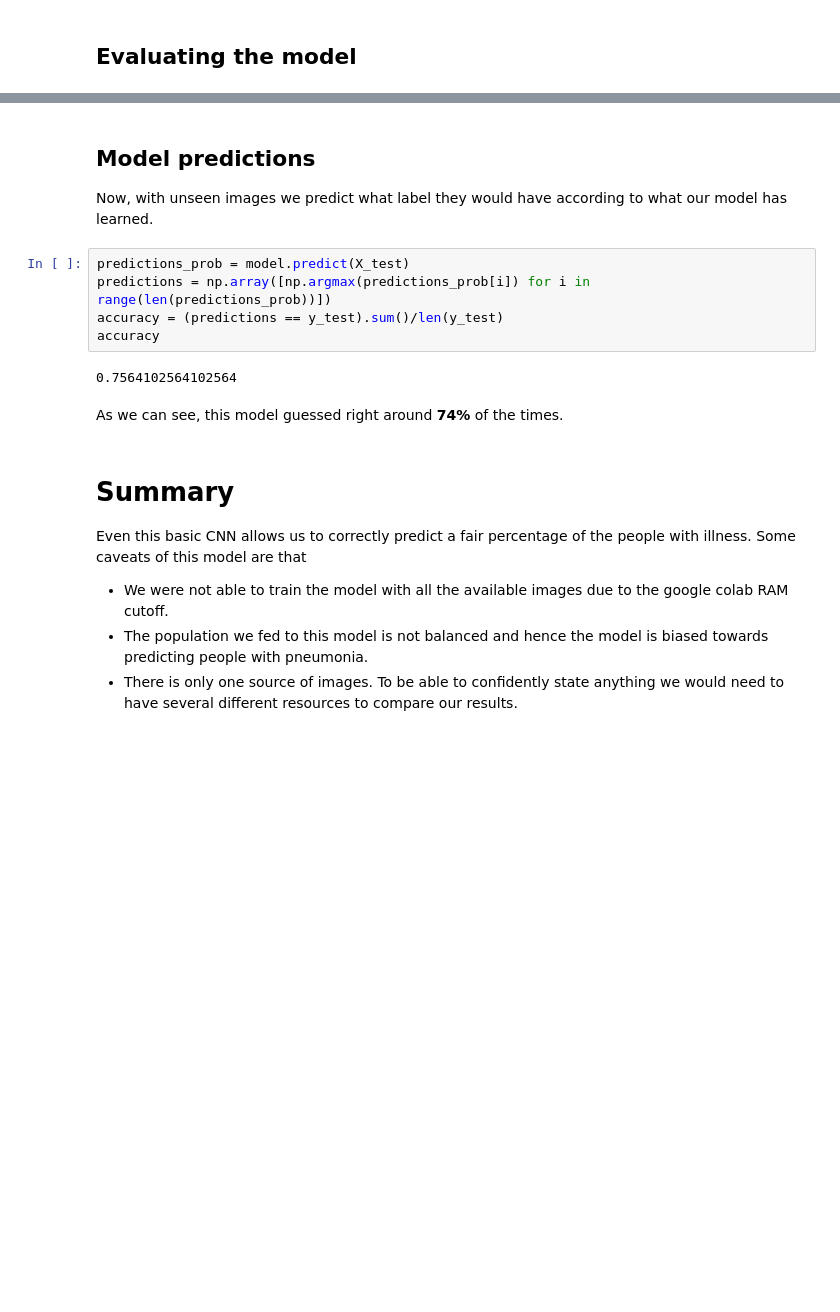
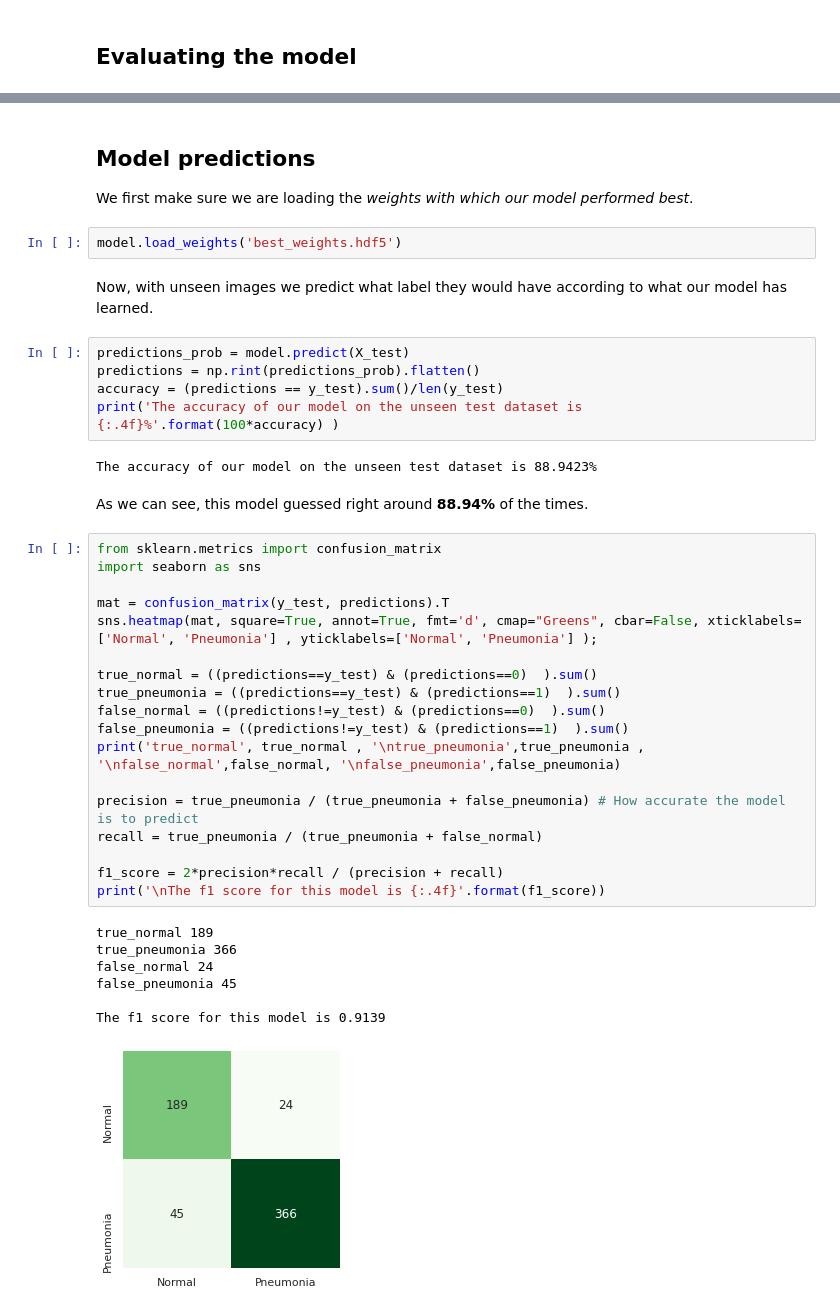
Before and after one commit to cuspime/Projects, a Jupyter notebook: ChestXRays.ipynb, the cells around one changed output, grey strips where cells are left out. Cells and saved outputs as stored; diff of their text form; blank space fills up the shorter version.

```diff
--- a/ChestXRays.ipynb
+++ b/ChestXRays.ipynb
@@ -306,20 +348,43 @@ The accuracy reached by the model is: 1.0
+# %% [markdown]
+## Model predictions
+
+We first make sure we are loading the *weights with which our model performed best*.
+# %%
+model.load_weights('best_weights.hdf5')
 # %% [markdown]
-## Model predictions
-
 Now, with unseen images we predict what label they would have according to what our model has learned.
 # %%
 predictions_prob = model.predict(X_test)
-predictions = np.array([np.argmax(predictions_prob[i]) for i in range(len(predictions_prob))])
+predictions = np.rint(predictions_prob).flatten()
 accuracy = (predictions == y_test).sum()/len(y_test)
-accuracy
+print('The accuracy of our model on the unseen test dataset is {:.4f}%'.format(100*accuracy) )
 # %% [output]
-0.7564102564102564
+The accuracy of our model on the unseen test dataset is 88.9423%
 # %% [markdown]
-As we can see, this model guessed right around **74%** of the times.
+As we can see, this model guessed right around **88.94%** of the times.
-# %% [markdown]
-# Summary
-
-Even this basic CNN allows us to correctly predict  a fair percentage of the people with illness. Some caveats of this model are that
-- We were not able to train the model with all the available images due to the google colab RAM cutoff.
-- The population we fed to this model is not balanced and hence the model is biased towards predicting people with pneumonia.
-- There is only one source of images. To be able to confidently state anything we would need to have several different resources to compare our results.
+# %%
+from sklearn.metrics import confusion_matrix
+import seaborn as sns
+
+mat = confusion_matrix(y_test, predictions).T
+sns.heatmap(mat, square=True, annot=True, fmt='d', cmap="Greens", cbar=False, xticklabels=['Normal', 'Pneumonia'] , yticklabels=['Normal', 'Pneumonia'] );
+
+true_normal = ((predictions==y_test) & (predictions==0)  ).sum()
+true_pneumonia = ((predictions==y_test) & (predictions==1)  ).sum()
+false_normal = ((predictions!=y_test) & (predictions==0)  ).sum()
+false_pneumonia = ((predictions!=y_test) & (predictions==1)  ).sum()
+print('true_normal', true_normal , '\ntrue_pneumonia',true_pneumonia , '\nfalse_normal',false_normal, '\nfalse_pneumonia',false_pneumonia)
+
+precision = true_pneumonia / (true_pneumonia + false_pneumonia) # How accurate the model is to predict
+recall = true_pneumonia / (true_pneumonia + false_normal)
+
+f1_score = 2*precision*recall / (precision + recall)
+print('\nThe f1 score for this model is {:.4f}'.format(f1_score))
+# %% [output]
+true_normal 189
+true_pneumonia 366
+false_normal 24
+false_pneumonia 45
+
+The f1 score for this model is 0.9139
+[figure, added]
```
Also changed, not shown: parts of 36 cells of this notebook, 4 other files.
